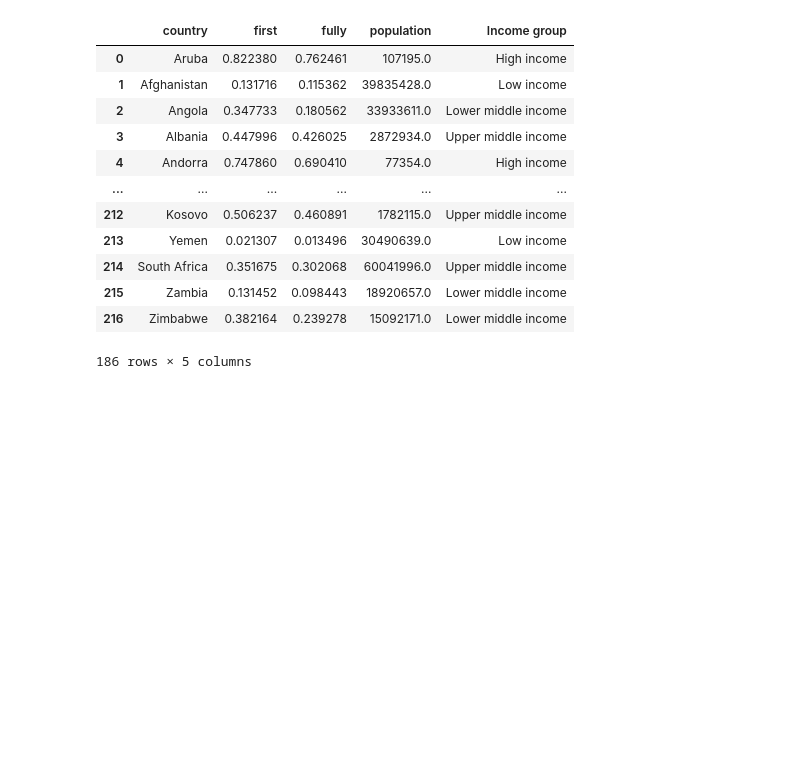
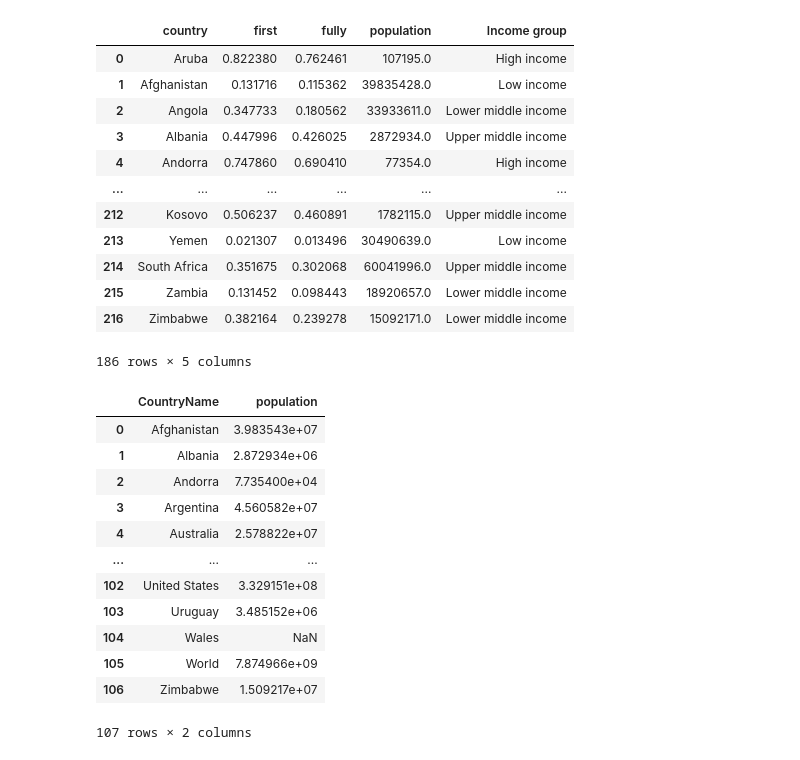
Before and after one commit to QMSS-G5063-2022/Group_AB_Covid_Vaccination, a Jupyter notebook: rshiny/src/www/data/clean_data.ipynb, the cells around one changed output. Saved outputs shown, nothing was run; the diff lists cells and outputs as text; code cells hidden in the pictures; blank space fills up the shorter version.

```diff
--- a/rshiny/src/www/data/clean_data.ipynb
+++ b/rshiny/src/www/data/clean_data.ipynb
@@ -183,3 +183,30 @@ from pathlib import Path
 filepath = Path('/Users/nina/Documents/QMSS5063/Group_AB_Covid_Vaccination/rshiny/src/www/data/graph3_cleaned.csv')
 filepath.parent.mkdir(parents=True, exist_ok=True)
 df8.to_csv(filepath)
+# %%
+df9 = pd.read_csv('graph2_cleaned.csv')
+# %%
+df9 = df9[['CountryName']]
+# %%
+df10=pd.read_csv("owid-covid-data.csv")
+df10 = df10[['location','population']]
+df10 = df10.rename(columns = {'location':'CountryName'})
+df10 = df10.drop_duplicates()
+# %%
+df11 = pd.merge(df9, df10, on="CountryName", how="left")
+# %%
+df11
+# %% [output]
+|  | CountryName | population |
+| 0 | Afghanistan | 3.983543e+07 |
+| 1 | Albania | 2.872934e+06 |
+| 2 | Andorra | 7.735400e+04 |
+| 3 | Argentina | 4.560582e+07 |
+| 4 | Australia | 2.578822e+07 |
+| ... | ... | ... |
+| 102 | United States | 3.329151e+08 |
+| 103 | Uruguay | 3.485152e+06 |
+| 104 | Wales | NaN |
+| 105 | World | 7.874966e+09 |
+| 106 | Zimbabwe | 1.509217e+07 |
+107 rows × 2 columns
```
Also changed, not shown: parts of 6 cells of this notebook, 6 other files.
